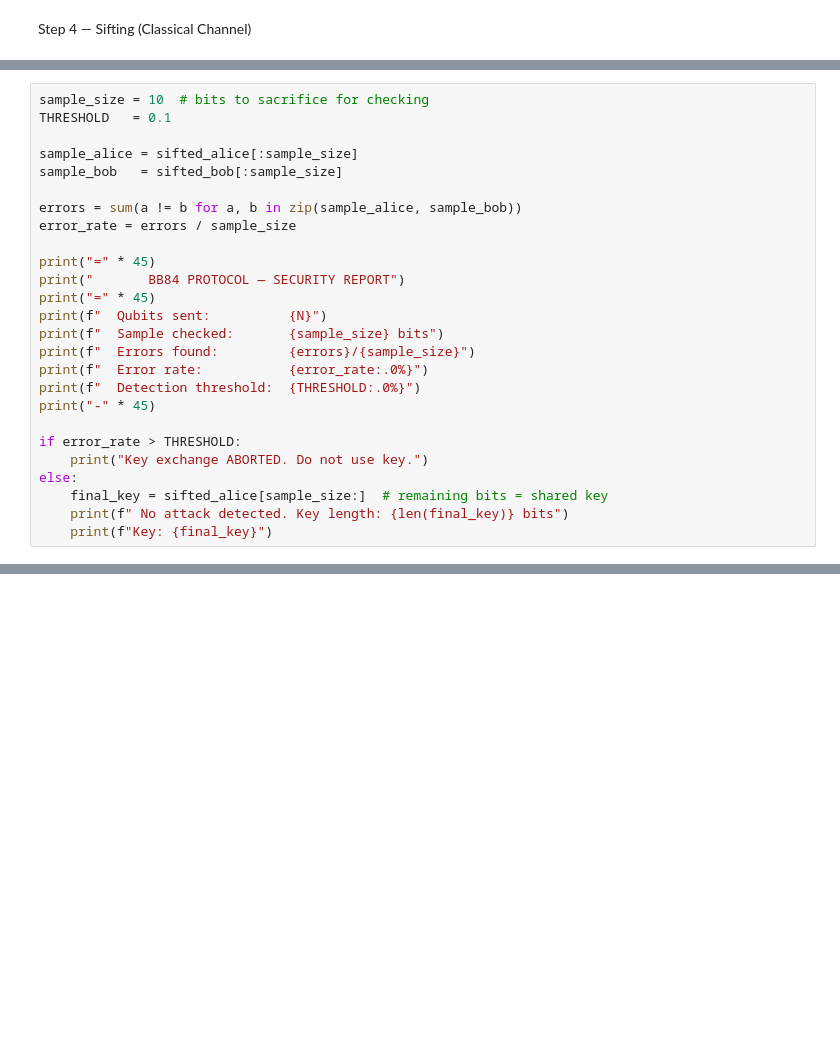
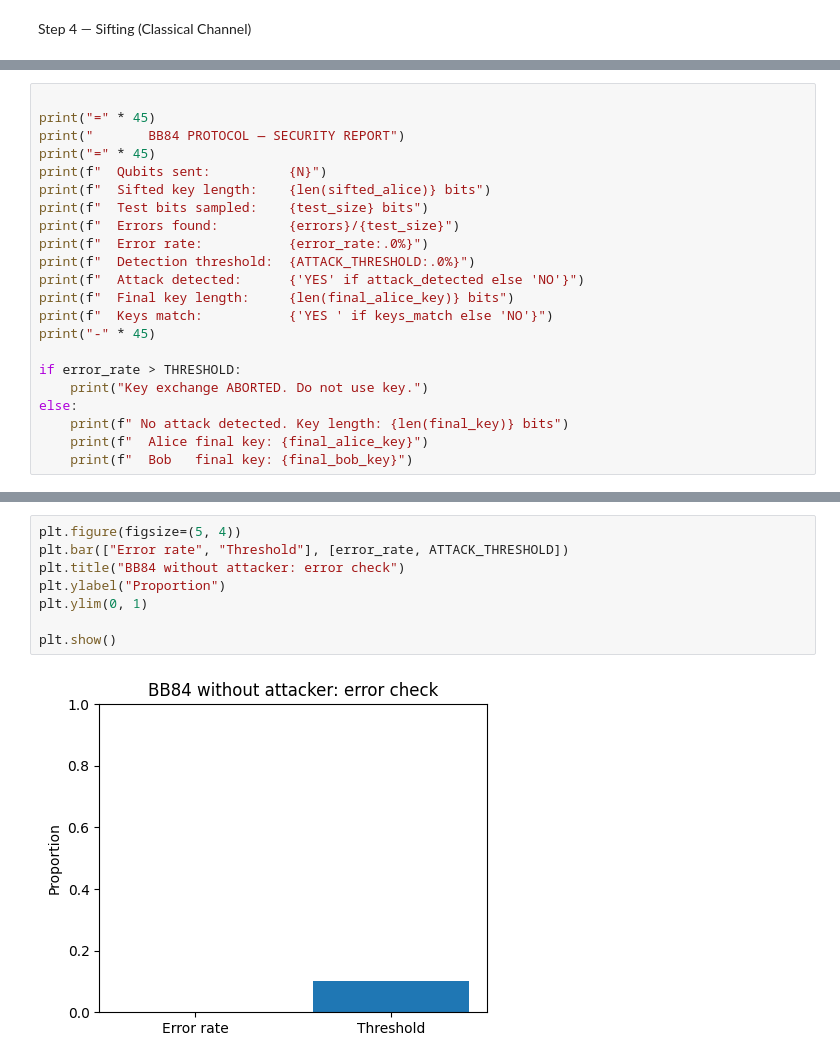
Before and after one commit to jessxleee/SIT-UofG-QC-Assignment, a Jupyter notebook: BB84-Plain.ipynb, the cells around one changed output, grey strips where cells are left out. Cells and saved outputs as stored; diff of their text form; blank space fills up the shorter version.

```diff
--- a/BB84-Plain.ipynb
+++ b/BB84-Plain.ipynb
@@ -109,29 +171,25 @@ Step 5 - Error Checking
 # %%
-sample_size = 10  # bits to sacrifice for checking
-THRESHOLD   = 0.1
-
-sample_alice = sifted_alice[:sample_size]
-sample_bob   = sifted_bob[:sample_size]
-
-errors = sum(a != b for a, b in zip(sample_alice, sample_bob))
-error_rate = errors / sample_size
 
 print("=" * 45)
 print("       BB84 PROTOCOL — SECURITY REPORT")
 print("=" * 45)
 print(f"  Qubits sent:          {N}")
-print(f"  Sample checked:       {sample_size} bits")
-print(f"  Errors found:         {errors}/{sample_size}")
+print(f"  Sifted key length:    {len(sifted_alice)} bits")
+print(f"  Test bits sampled:    {test_size} bits")
+print(f"  Errors found:         {errors}/{test_size}")
 print(f"  Error rate:           {error_rate:.0%}")
-print(f"  Detection threshold:  {THRESHOLD:.0%}")
+print(f"  Detection threshold:  {ATTACK_THRESHOLD:.0%}")
+print(f"  Attack detected:      {'YES' if attack_detected else 'NO'}")
+print(f"  Final key length:     {len(final_alice_key)} bits")
+print(f"  Keys match:           {'YES ' if keys_match else 'NO'}")
 print("-" * 45)
 
 if error_rate > THRESHOLD:
     print("Key exchange ABORTED. Do not use key.")
 else:
-    final_key = sifted_alice[sample_size:]  # remaining bits = shared key
     print(f" No attack detected. Key length: {len(final_key)} bits")
-    print(f"Key: {final_key}")
+    print(f"  Alice final key: {final_alice_key}")
+    print(f"  Bob   final key: {final_bob_key}")
 # %% [output]
 =============================================
        BB84 PROTOCOL — SECURITY REPORT
@@ -147,0 +248,10 @@ Key: [1, 0, 0, 0, 0, 1, 0, 1, 0, 0, 1, 1, 0, 0, 0, 0, 0, 0, 0, 1, 1, 0, 0, 0, 0,
+# %%
+plt.figure(figsize=(5, 4))
+plt.bar(["Error rate", "Threshold"], [error_rate, ATTACK_THRESHOLD])
+plt.title("BB84 without attacker: error check")
+plt.ylabel("Proportion")
+plt.ylim(0, 1)
+
+plt.show()
+# %% [output]
+[figure, added]
```
Also changed, not shown: parts of 18 cells of this notebook.
